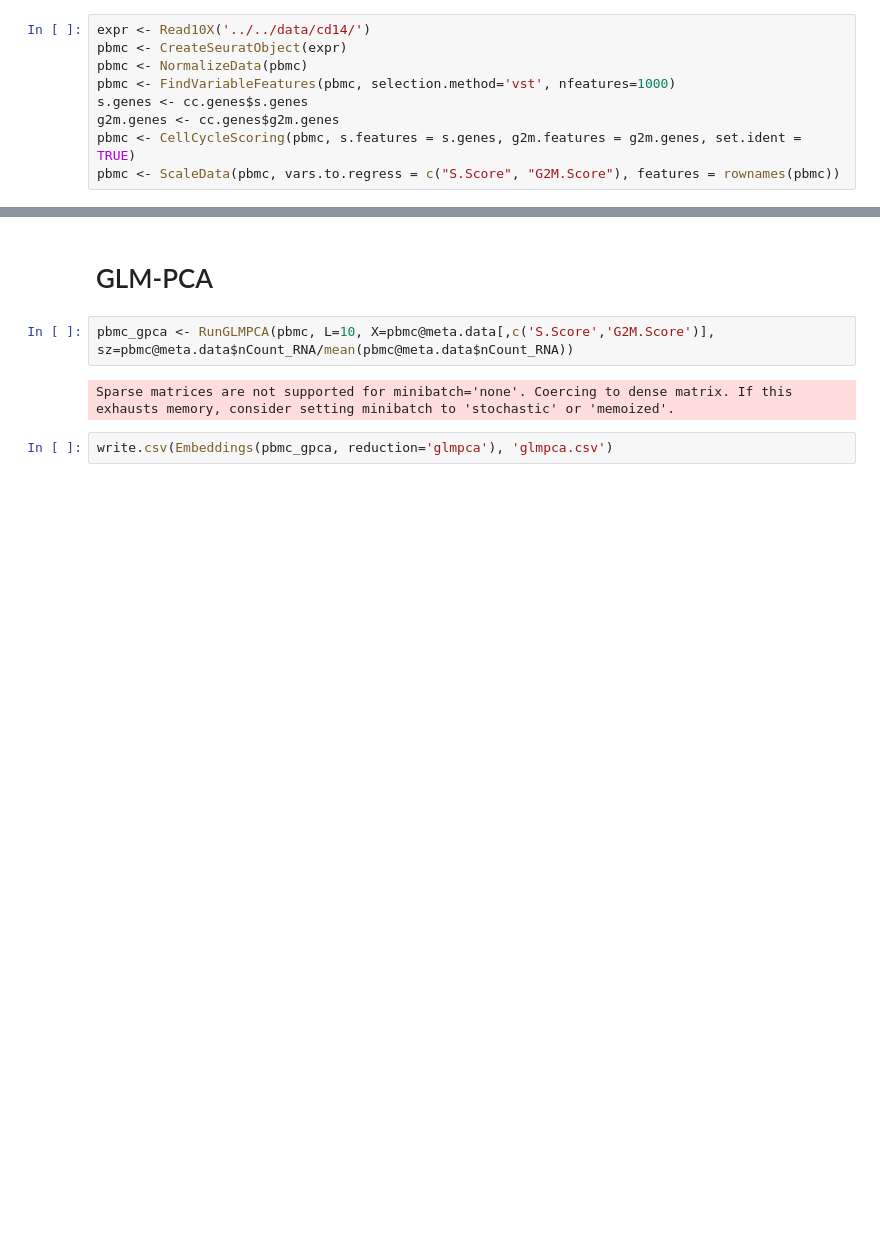
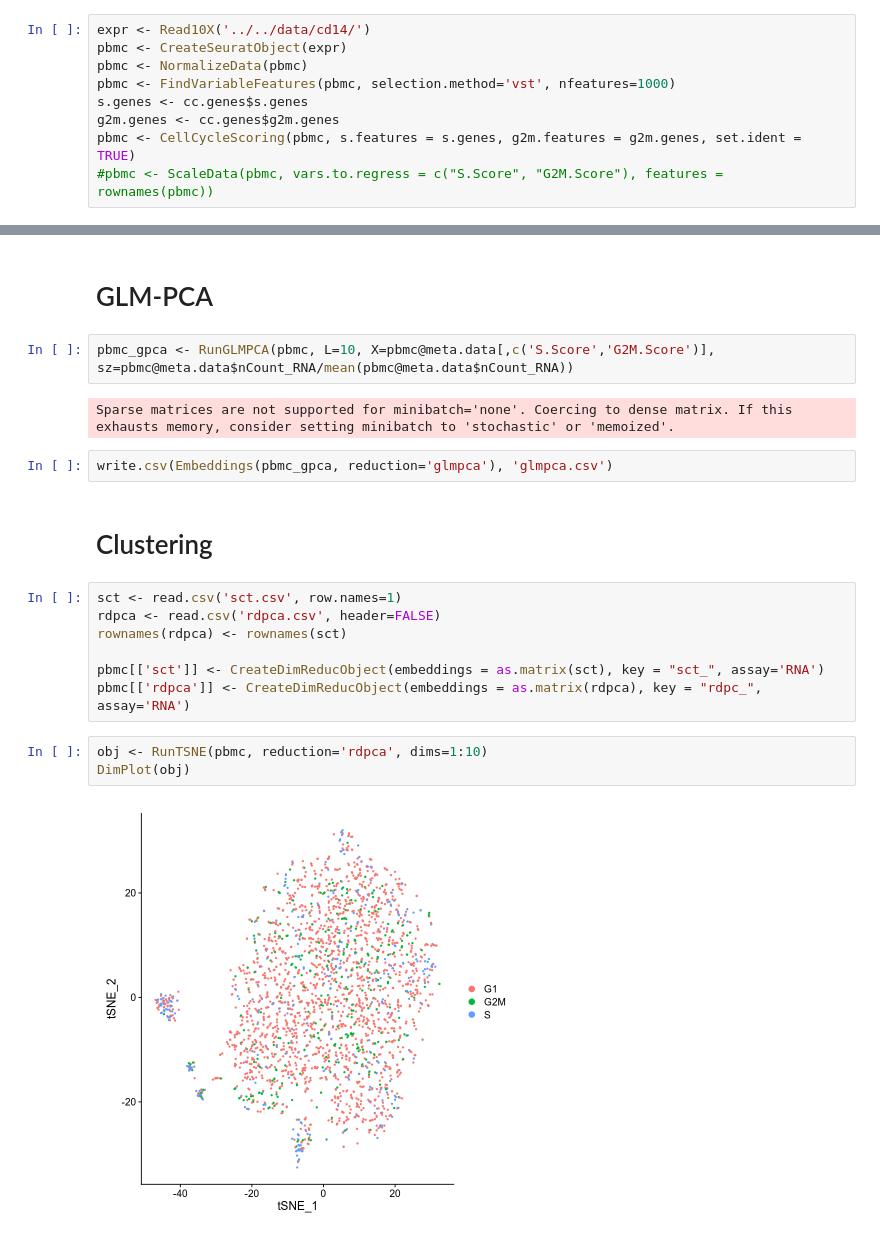
Before and after one commit to hanbin973/RdPCA-paper, a Jupyter notebook: figure2/fig2c/fig2c_R.ipynb, the cells around one changed output, grey strips where cells are left out. Drawn from its saved outputs; the diff is of its cells as text; blank space fills up the shorter version.

Commit message:
figure2 complete

```diff
--- a/figure2/fig2c/fig2c_R.ipynb
+++ b/figure2/fig2c/fig2c_R.ipynb
@@ -30,7 +12,7 @@ pbmc <- FindVariableFeatures(pbmc, selection.method='vst', nfeatures=1000)
 s.genes <- cc.genes$s.genes
 g2m.genes <- cc.genes$g2m.genes
 pbmc <- CellCycleScoring(pbmc, s.features = s.genes, g2m.features = g2m.genes, set.ident = TRUE)
-pbmc <- ScaleData(pbmc, vars.to.regress = c("S.Score", "G2M.Score"), features = rownames(pbmc))
+#pbmc <- ScaleData(pbmc, vars.to.regress = c("S.Score", "G2M.Score"), features = rownames(pbmc))
 # %% [output]
 Warning message:
 “Feature names cannot have underscores ('_'), replacing with dashes ('-')”
@@ -196,3 +177,17 @@ pbmc_gpca <- RunGLMPCA(pbmc, L=10, X=pbmc@meta.data[,c('S.Score','G2M.Score')],
 Sparse matrices are not supported for minibatch='none'. Coercing to dense matrix. If this exhausts memory, consider setting minibatch to 'stochastic' or 'memoized'.
 # %%
 write.csv(Embeddings(pbmc_gpca, reduction='glmpca'), 'glmpca.csv')
+# %% [markdown]
+# Clustering
+# %%
+sct <- read.csv('sct.csv', row.names=1)
+rdpca <- read.csv('rdpca.csv', header=FALSE)
+rownames(rdpca) <- rownames(sct)
+
+pbmc[['sct']] <- CreateDimReducObject(embeddings = as.matrix(sct), key = "sct_", assay='RNA')
+pbmc[['rdpca']] <- CreateDimReducObject(embeddings = as.matrix(rdpca), key = "rdpc_", assay='RNA')
+# %%
+obj <- RunTSNE(pbmc, reduction='rdpca', dims=1:10)
+DimPlot(obj)
+# %% [output]
+[figure, added]
```
Also changed, not shown: parts of 4 cells of this notebook, 25 other files.
